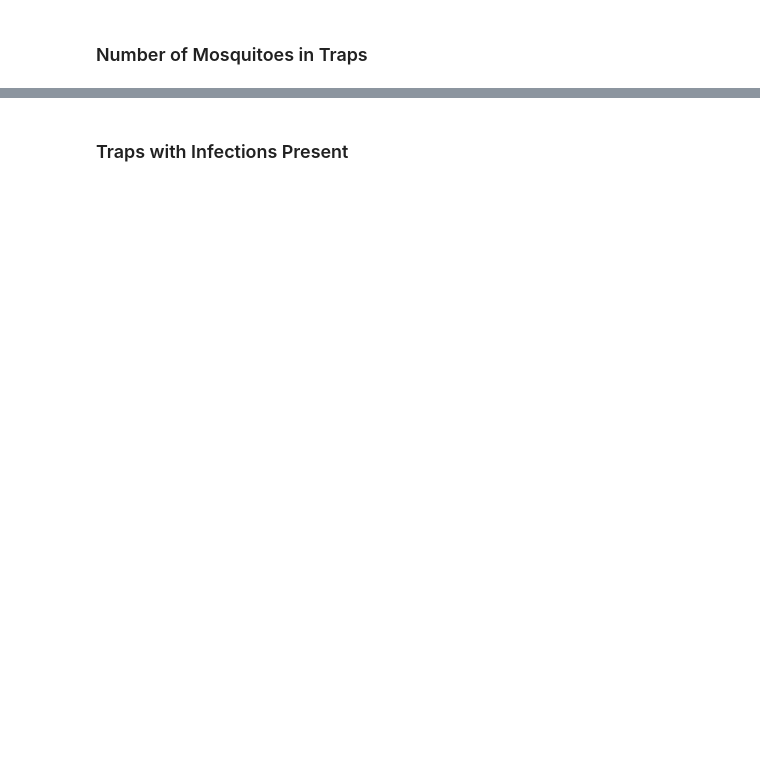
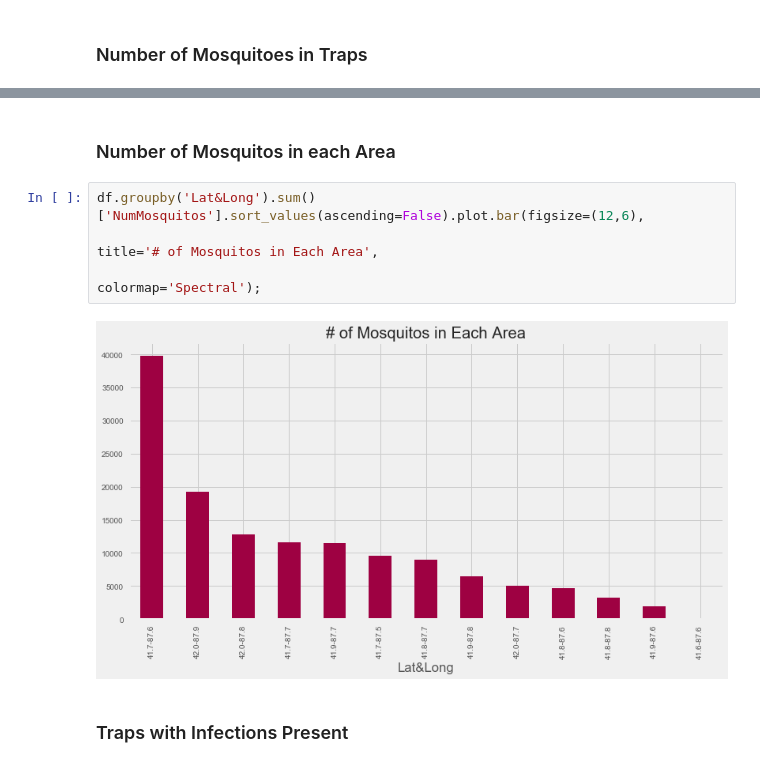
Before and after one commit to marcosan93/West-Nile-Virus-Kaggle, a Jupyter notebook: West-Nile-Data/Data-Exploration-Visualization.ipynb, the cells around one changed output, grey strips where cells are left out. Cells and saved outputs as stored; diff of their text form; blank space fills up the shorter version.

```diff
--- a/West-Nile-Data/Data-Exploration-Visualization.ipynb
+++ b/West-Nile-Data/Data-Exploration-Visualization.ipynb
@@ -129,3 +128,11 @@ df.groupby('Trap').sum()[['NumMosquitos']].sort_values(by='NumMosquitos',
+# %% [markdown]
+### Number of Mosquitos in each Area
+# %%
+df.groupby('Lat&Long').sum()['NumMosquitos'].sort_values(ascending=False).plot.bar(figsize=(12,6),
+                                                                                   title='# of Mosquitos in Each Area',
+                                                                                   colormap='Spectral');
+# %% [output]
+[figure, added]
 # %% [markdown]
 ### Traps with Infections Present
 # %%
```
Also changed, not shown: parts of 12 cells of this notebook, 4 other files.
